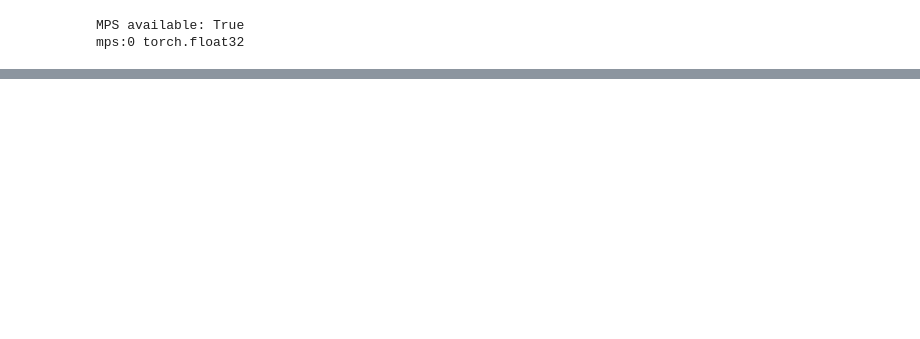
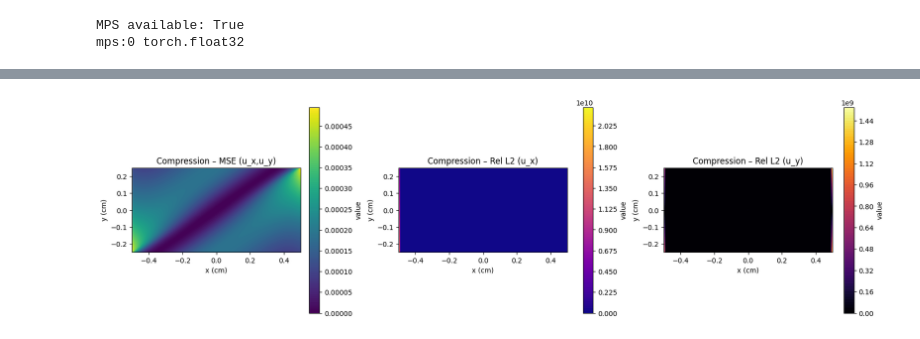
Before and after one commit to cubamaster/Nerural_Network_Constitutive_Equations, a Jupyter notebook: pinn_fiber_elasticity.ipynb, the cells around one changed output, grey strips where cells are left out. Saved outputs shown, nothing was run; the diff lists cells and outputs as text; code cells hidden in the pictures; blank space fills up the shorter version.

```diff
--- a/pinn_fiber_elasticity.ipynb
+++ b/pinn_fiber_elasticity.ipynb
@@ -453,0 +459,79 @@ if __name__ == "__main__":
+# %%
+import matplotlib.pyplot as plt
+import matplotlib.tri as mtri
+import numpy as np
+import torch
+
+def plot_error_heatmaps_from_df(model, df, title_prefix="", device="cpu", save_dir=None):
+    """
+    Plots 3 heatmaps over the FEA node cloud using triangulation:
+      1) pointwise MSE (u_x,u_y)
+      2) relative L2 error for u_x
+      3) relative L2 error for u_y
+    """
+    model.eval()
+    device = torch.device(device)
+    model.to(device)
+
+    # ---- Pull data from your COMSOL CSV format ----
+    x_np  = df["x (cm)"].to_numpy(dtype=np.float32)
+    y_np  = df["y (cm)"].to_numpy(dtype=np.float32)
+    ux_t  = df["u1 (cm)"].to_numpy(dtype=np.float32)
+    uy_t  = df["u2 (cm)"].to_numpy(dtype=np.float32)
+
+    # ---- Predict with the model ----
+    with torch.no_grad():
+        x = torch.from_numpy(x_np).reshape(-1,1).to(device)
+        y = torch.from_numpy(y_np).reshape(-1,1).to(device)
+        out = model(x, y)
+        ux_p = out[:,0:1].cpu().numpy().squeeze()
+        uy_p = out[:,1:2].cpu().numpy().squeeze()
+
+    # ---- Pointwise errors ----
+    ux_err = ux_p - ux_t
+    uy_err = uy_p - uy_t
+
+    mse_field   = ux_err**2 + uy_err**2
+    eps = 1e-12
+    relL2x_field = np.abs(ux_err) / np.maximum(np.abs(ux_t), eps)
+    relL2y_field = np.abs(uy_err) / np.maximum(np.abs(uy_t), eps)
+
+    # ---- Triangulation for scattered plots ----
+    triang = mtri.Triangulation(x_np, y_np)
+
+    # ---- Plot ----
+    fig, axs = plt.subplots(1, 3, figsize=(16, 4.5), constrained_layout=True)
+    fields = [mse_field, relL2x_field, relL2y_field]
+    titles = [f"{title_prefix}MSE (u_x,u_y)",
+              f"{title_prefix}Rel L2 (u_x)",
+              f"{title_prefix}Rel L2 (u_y)"]
+    cmaps  = ["viridis", "plasma", "inferno"]
+
+    for ax, z, ttl, cmap in zip(axs, fields, titles, cmaps):
+        tcf = ax.tricontourf(triang, z, levels=100, cmap=cmap)
+        cbar = fig.colorbar(tcf, ax=ax)
+        cbar.ax.set_ylabel("value")
+        ax.set_aspect("equal")
+        ax.set_xlabel("x (cm)")
+        ax.set_ylabel("y (cm)")
+        ax.set_title(ttl)
+
+    if save_dir is not None:
+        import os
+        os.makedirs(save_dir, exist_ok=True)
+        fig.savefig(os.path.join(save_dir, f"{title_prefix.strip().replace(' ','_').lower()}error_heatmaps.png"), dpi=200)
+        fig.savefig(os.path.join(save_dir, f"{title_prefix.strip().replace(' ','_').lower()}error_heatmaps.svg"))
+    plt.show()
+
+# ---------- Example usage in your __main__ ----------
+if __name__ == "__main__":
+    # ... your existing loads/metrics above ...
+    # Plot for tension case
+    #plot_error_heatmaps_from_df(model_tension, df_tension, title_prefix="Tension – ", device="cpu", save_dir=None)
+
+# Plot for compression case
+    plot_error_heatmaps_from_df(model_compression, df_compression,
+                                title_prefix="Compression – ",
+                                device="cpu", save_dir=None)
+# %% [output]
+[figure, added]
```
Also changed, not shown: parts of 5 cells of this notebook.
